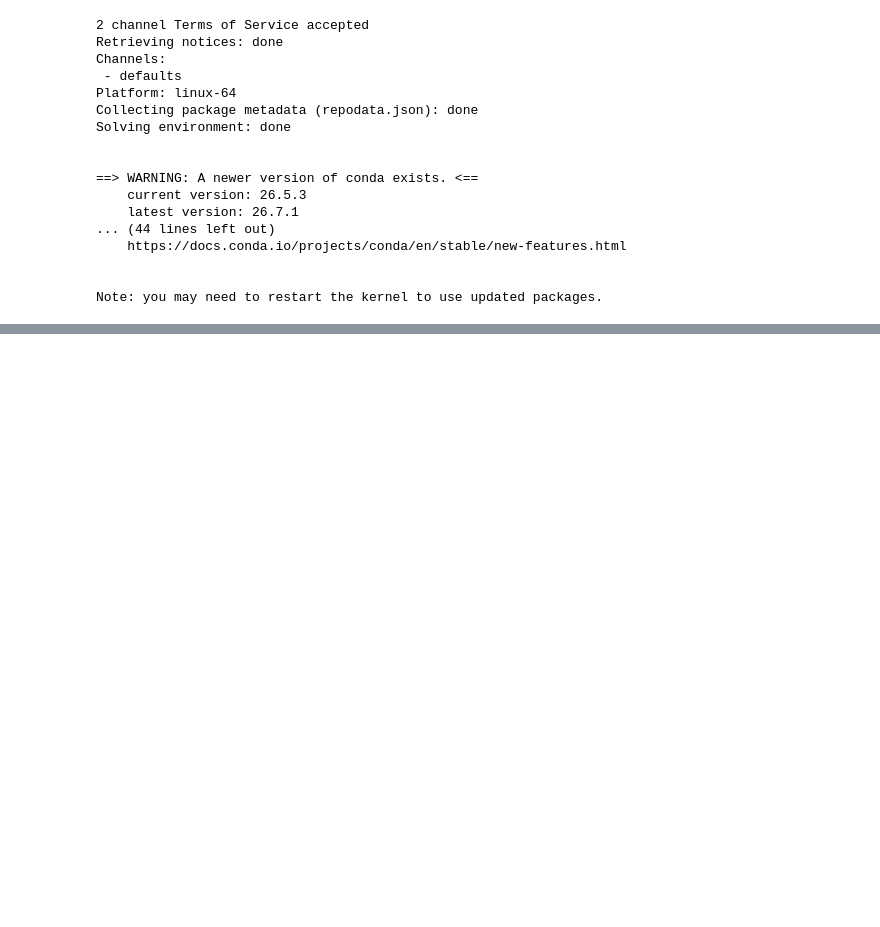
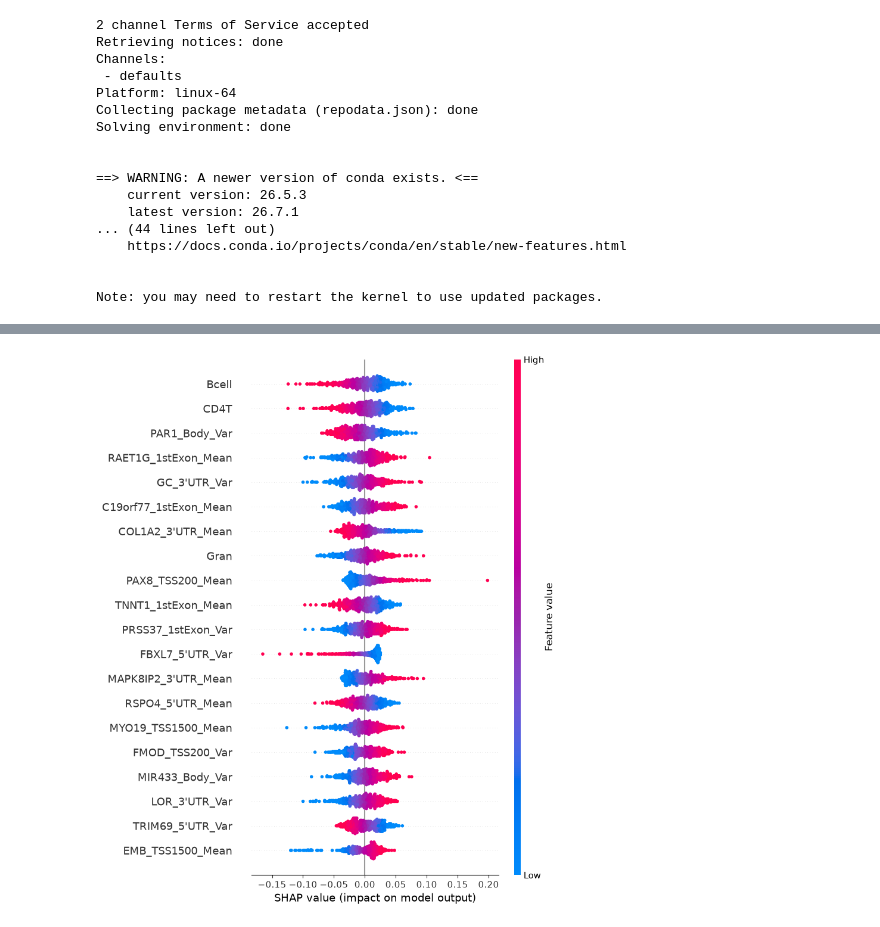
Before and after one commit to perpk/methylation-analysis, a Jupyter notebook: notebooks/ML_approach/xgboost_cv.ipynb, the cells around one changed output, grey strips where cells are left out. Cells and saved outputs as stored; diff of their text form; code cells hidden in the pictures; blank space fills up the shorter version.

```diff
--- a/notebooks/ML_approach/xgboost_cv.ipynb
+++ b/notebooks/ML_approach/xgboost_cv.ipynb
@@ -210,0 +502,86 @@ plt.show()
+# %%
+import shap
+import json
+import matplotlib.pyplot as plt
+
+# 1. Map the 5,000 top indices back to string names (recomputed on the full dataset)
+with open("/workspace/results/patient_graphs_meta.json", "r") as f:
+    ordered_regions = json.load(f)["ordered_regions"]
+
+global_variances = tensors[:, :, 0].var(dim=0)
+top_5k_indices = torch.topk(global_variances, 5000).indices
+
+hvg_names = [ordered_regions[i.item()] for i in top_5k_indices]
+feature_names = (
+    [f"{name}_Mean" for name in hvg_names] +
+    [f"{name}_Var" for name in hvg_names] +
+    ['CD8T', 'CD4T', 'NK', 'Bcell', 'Mono', 'Gran']
+)
+
+# 2. Prepare the Global Matrix (standardized, matching how the MLP was trained)
+X_sub = tensors[:, top_5k_indices, :]
+X_flat = X_sub.reshape(X_sub.shape[0], -1)
+X_final = torch.cat([X_flat, u], dim=1)
+
+global_mean = X_final.mean(dim=0, keepdim=True)
+global_std = X_final.std(dim=0, keepdim=True)
+global_std[global_std == 0] = 1e-6
+X_final_scaled = (X_final - global_mean) / global_std
+
+# 3. Train the Global Explainer Model (same architecture, full dataset)
+global_model = MethylationMLP(input_dim=X_final_scaled.shape[1]).to(device)
+
+neg_count = (y_label == 0).sum()
+pos_count = (y_label == 1).sum()
+pos_weight = neg_count / pos_count
+
+criterion = nn.BCEWithLogitsLoss(pos_weight=pos_weight)
+optimizer = optim.AdamW(global_model.parameters(), lr=learning_rate, weight_decay=1e-3)
+
+global_dataset = TensorDataset(X_final_scaled, y_label.unsqueeze(1))
+global_loader = DataLoader(global_dataset, batch_size=batch_size, shuffle=True)
+
+global_model.train()
+for epoch in range(epochs):
+    for batch_x, batch_y in global_loader:
+        optimizer.zero_grad()
+        logits = global_model(batch_x)
+        loss = criterion(logits, batch_y)
+        loss.backward()
+        optimizer.step()
+
+global_model.eval()
+
+# 4. Explain predictions with SHAP's DeepExplainer (gradient-based, works on nn.Module)
+background_idx = torch.randperm(X_final_scaled.shape[0])[:100]
+background = X_final_scaled[background_idx]
+
+explainer = shap.DeepExplainer(global_model, background)
+raw_shap_values = explainer.shap_values(X_final_scaled, check_additivity=False)
+
+# 5. Intercept and format the SHAP output into a standard 2D array
+if isinstance(raw_shap_values, list):
+    shap_values_2d = raw_shap_values[0]
+elif raw_shap_values.ndim == 3:
+    shap_values_2d = raw_shap_values[:, :, 0]
+else:
+    shap_values_2d = raw_shap_values
+shap_values_2d = np.asarray(shap_values_2d).reshape(X_final_scaled.shape[0], -1)
+
+# 6. Generate the Beeswarm Plot
+plt.figure(figsize=(12, 8))
+shap.summary_plot(
+    shap_values_2d,
+    X_final_scaled.detach().cpu().numpy(),
+    feature_names=feature_names,
+    max_display=20,
+    plot_type="dot",
+    show=False
+)
+
+save_path = "/workspace/results/peg1_MLP_shap_beeswarm.png"
+plt.savefig(save_path, dpi=300, bbox_inches="tight")
+
+plt.show()
+# %% [output]
+[figure, added]
```
Also changed, not shown: parts of 9 cells of this notebook.
